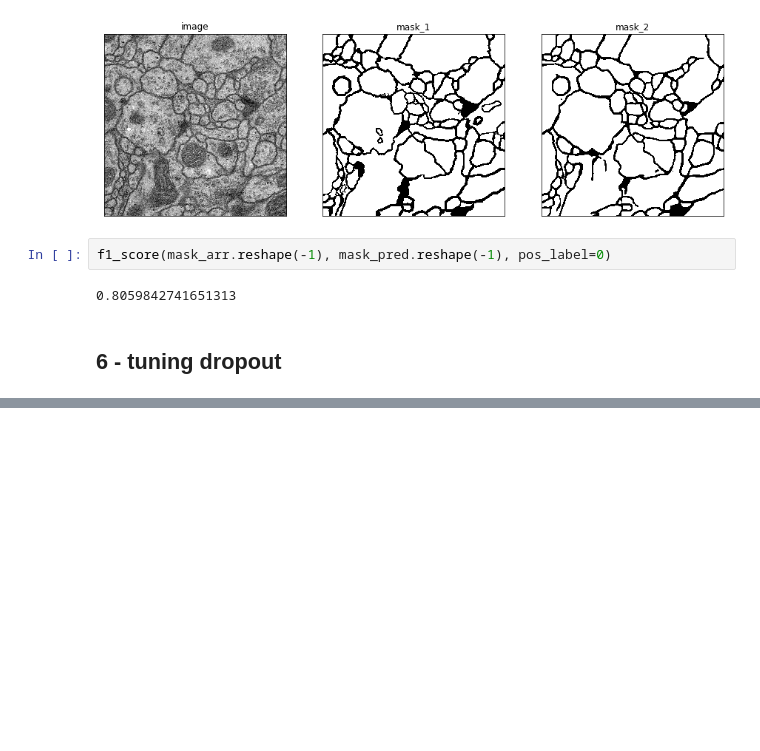
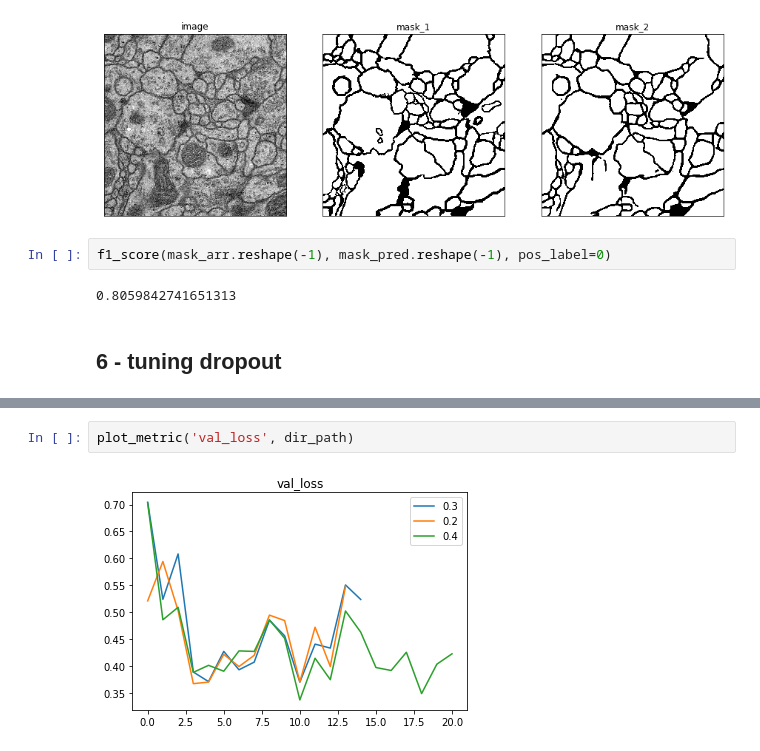
Before and after one commit to ilyarudyak/cs230_project_keras, a Jupyter notebook: isbi_challenge/training_v1.ipynb, the cells around one changed output, grey strips where cells are left out. Saved outputs shown, nothing was run; the diff lists cells and outputs as text; blank space fills up the shorter version.

```diff
--- a/isbi_challenge/training_v1.ipynb
+++ b/isbi_challenge/training_v1.ipynb
@@ -259,0 +267,4 @@ If we look at the results of training we can see that training results are impro
+# %%
+plot_metric('val_loss', dir_path)
+# %% [output]
+[figure, added]
```
Also changed, not shown: parts of 7 cells of this notebook, 8 other files.
